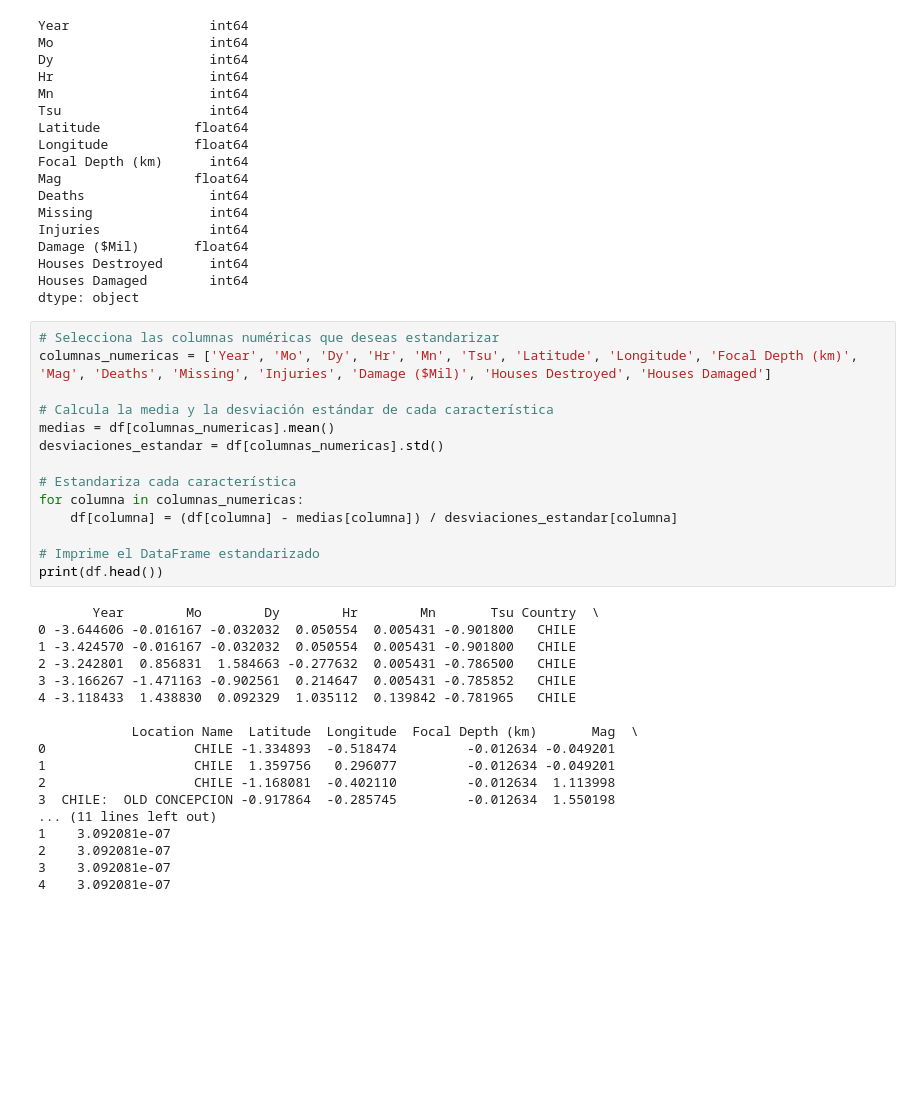
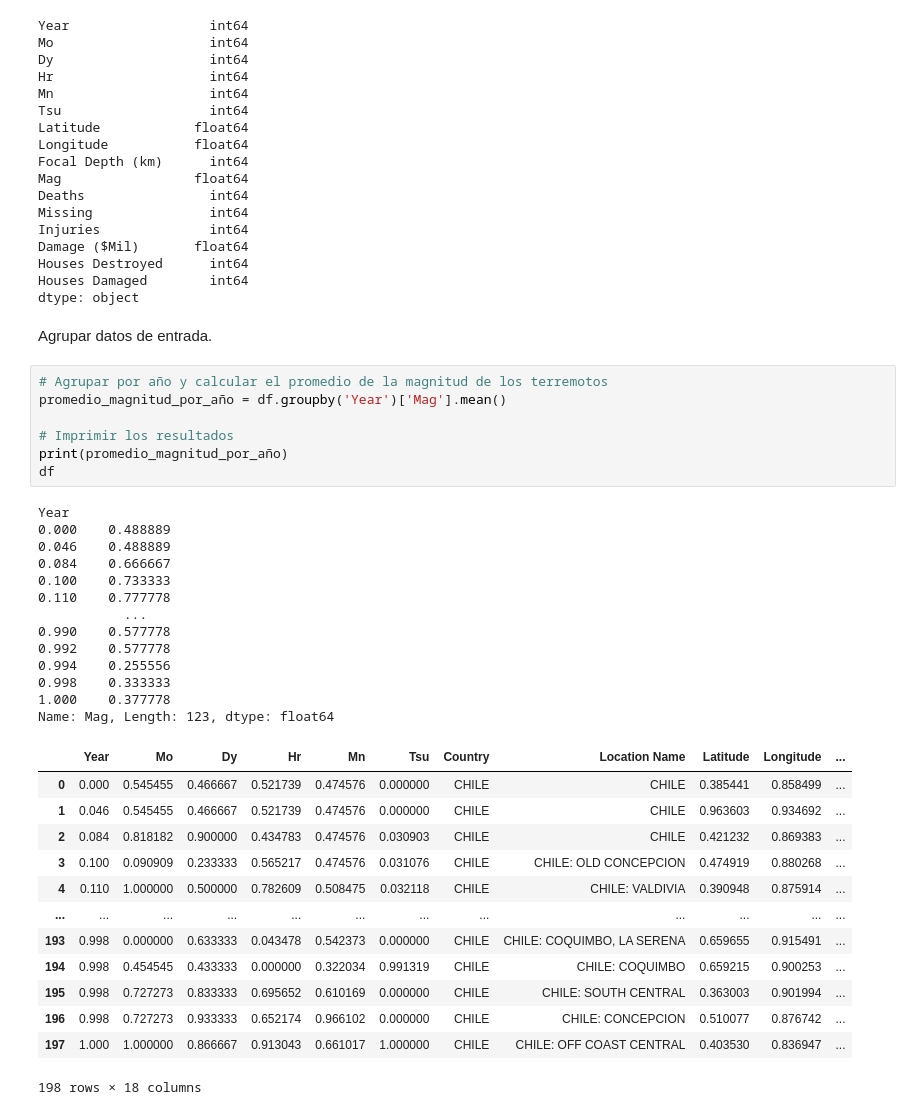
Before and after one commit to FrancoAv1/Taller-de-python-2, a Jupyter notebook: tarea2.ipynb, the cells around one changed output. Saved outputs shown, nothing was run; the diff lists cells and outputs as text; blank space fills up the shorter version.

```diff
--- a/tarea2.ipynb
+++ b/tarea2.ipynb
@@ -714,35 +714,39 @@ Damage ($Mil)       float64
 Houses Destroyed      int64
 Houses Damaged        int64
 dtype: object
-# %%
-# Selecciona las columnas numéricas que deseas estandarizar
-columnas_numericas = ['Year', 'Mo', 'Dy', 'Hr', 'Mn', 'Tsu', 'Latitude', 'Longitude', 'Focal Depth (km)', 'Mag', 'Deaths', 'Missing', 'Injuries', 'Damage ($Mil)', 'Houses Destroyed', 'Houses Damaged']
-
-# Calcula la media y la desviación estándar de cada característica
-medias = df[columnas_numericas].mean()
-desviaciones_estandar = df[columnas_numericas].std()
-
-# Estandariza cada característica
-for columna in columnas_numericas:
-    df[columna] = (df[columna] - medias[columna]) / desviaciones_estandar[columna]
-
-# Imprime el DataFrame estandarizado
-print(df.head())
-# %% [output]
-       Year        Mo        Dy        Hr        Mn       Tsu Country  \
-0 -3.644606 -0.016167 -0.032032  0.050554  0.005431 -0.901800   CHILE
-1 -3.424570 -0.016167 -0.032032  0.050554  0.005431 -0.901800   CHILE
-2 -3.242801  0.856831  1.584663 -0.277632  0.005431 -0.786500   CHILE
-3 -3.166267 -1.471163 -0.902561  0.214647  0.005431 -0.785852   CHILE
-4 -3.118433  1.438830  0.092329  1.035112  0.139842 -0.781965   CHILE
-
-            Location Name  Latitude  Longitude  Focal Depth (km)       Mag  \
-0                   CHILE -1.334893  -0.518474         -0.012634 -0.049201
-1                   CHILE  1.359756   0.296077         -0.012634 -0.049201
-2                   CHILE -1.168081  -0.402110         -0.012634  1.113998
-3  CHILE:  OLD CONCEPCION -0.917864  -0.285745         -0.012634  1.550198
-... (11 lines left out)
-1    3.092081e-07
-2    3.092081e-07
-3    3.092081e-07
-4    3.092081e-07
+# %% [markdown]
+Agrupar datos de entrada.
+# %%
+# Agrupar por año y calcular el promedio de la magnitud de los terremotos
+promedio_magnitud_por_año = df.groupby('Year')['Mag'].mean()
+
+# Imprimir los resultados
+print(promedio_magnitud_por_año)
+df
+# %% [output]
+Year
+0.000    0.488889
+0.046    0.488889
+0.084    0.666667
+0.100    0.733333
+0.110    0.777778
+           ...
+0.990    0.577778
+0.992    0.577778
+0.994    0.255556
+0.998    0.333333
+1.000    0.377778
+Name: Mag, Length: 123, dtype: float64
+|  | Year | Mo | Dy | Hr | Mn | Tsu | Country | Location Name | Latitude | Longitude | ... |
+| 0 | 0.000 | 0.545455 | 0.466667 | 0.521739 | 0.474576 | 0.000000 | CHILE | CHILE | 0.385441 | 0.858499 | ... |
+| 1 | 0.046 | 0.545455 | 0.466667 | 0.521739 | 0.474576 | 0.000000 | CHILE | CHILE | 0.963603 | 0.934692 | ... |
+| 2 | 0.084 | 0.818182 | 0.900000 | 0.434783 | 0.474576 | 0.030903 | CHILE | CHILE | 0.421232 | 0.869383 | ... |
+| 3 | 0.100 | 0.090909 | 0.233333 | 0.565217 | 0.474576 | 0.031076 | CHILE | CHILE: OLD CONCEPCION | 0.474919 | 0.880268 | ... |
+| 4 | 0.110 | 1.000000 | 0.500000 | 0.782609 | 0.508475 | 0.032118 | CHILE | CHILE: VALDIVIA | 0.390948 | 0.875914 | ... |
+| ... | ... | ... | ... | ... | ... | ... | ... | ... | ... | ... | ... |
+| 193 | 0.998 | 0.000000 | 0.633333 | 0.043478 | 0.542373 | 0.000000 | CHILE | CHILE: COQUIMBO, LA SERENA | 0.659655 | 0.915491 | ... |
+| 194 | 0.998 | 0.454545 | 0.433333 | 0.000000 | 0.322034 | 0.991319 | CHILE | CHILE: COQUIMBO | 0.659215 | 0.900253 | ... |
+| 195 | 0.998 | 0.727273 | 0.833333 | 0.695652 | 0.610169 | 0.000000 | CHILE | CHILE: SOUTH CENTRAL | 0.363003 | 0.901994 | ... |
+| 196 | 0.998 | 0.727273 | 0.933333 | 0.652174 | 0.966102 | 0.000000 | CHILE | CHILE: CONCEPCION | 0.510077 | 0.876742 | ... |
+| 197 | 1.000 | 1.000000 | 0.866667 | 0.913043 | 0.661017 | 1.000000 | CHILE | CHILE: OFF COAST CENTRAL | 0.403530 | 0.836947 | ... |
+198 rows × 18 columns
```
Also changed, not shown: parts of 2 cells of this notebook.
